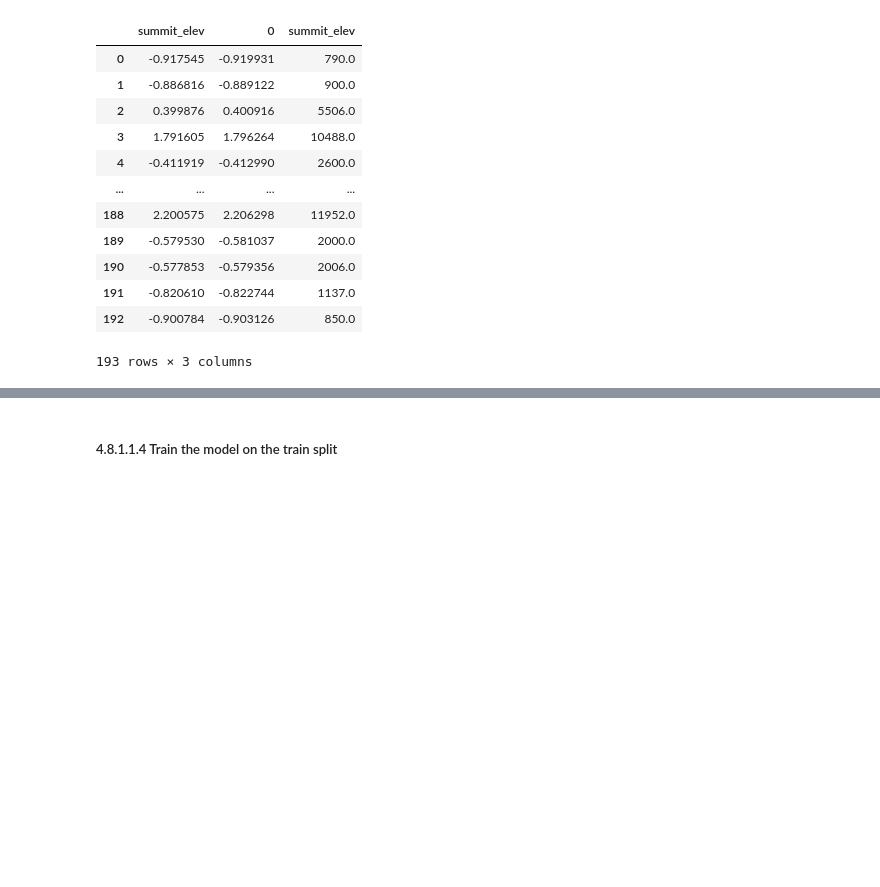
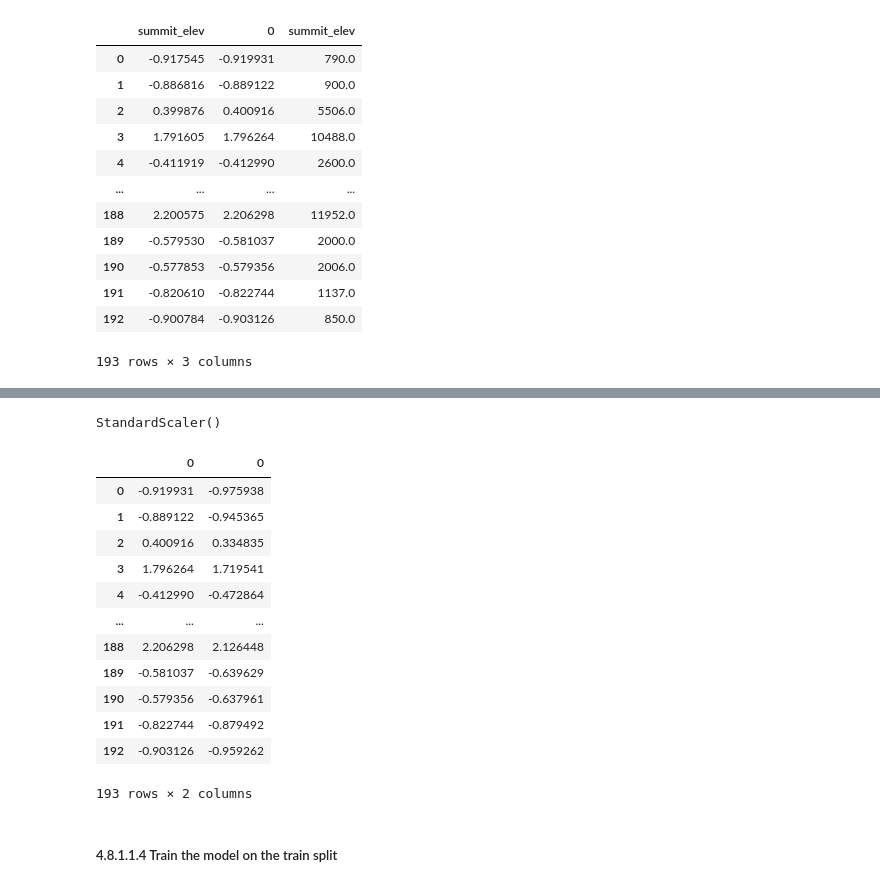
Before and after one commit to zhou8p/SpringBoardMainProjects, a Jupyter notebook: DataScienceGuidedCapstone/Notebooks/04_preprocessing_and_training.ipynb, the cells around one changed output, grey strips where cells are left out. Cells and saved outputs as stored; diff of their text form; code cells hidden in the pictures; blank space fills up the shorter version.

```diff
--- a/DataScienceGuidedCapstone/Notebooks/04_preprocessing_and_training.ipynb
+++ b/DataScienceGuidedCapstone/Notebooks/04_preprocessing_and_training.ipynb
@@ -674,3 +697,24 @@ len(y_train)
+# %%
+scaler.fit(X_tr.append(X_te))
+# %% [output]
+StandardScaler()
+# %%
+X_tr_scaled_t = scaler.transform(X_tr)
+pd.concat([pd.DataFrame(X_tr_scaled[:,0]),pd.DataFrame(X_tr_scaled_t[:,0])], axis=1)
+# %% [output]
+|  | 0 | 0 |
+| 0 | -0.919931 | -0.975938 |
+| 1 | -0.889122 | -0.945365 |
+| 2 | 0.400916 | 0.334835 |
+| 3 | 1.796264 | 1.719541 |
+| 4 | -0.412990 | -0.472864 |
+| ... | ... | ... |
+| 188 | 2.206298 | 2.126448 |
+| 189 | -0.581037 | -0.639629 |
+| 190 | -0.579356 | -0.637961 |
+| 191 | -0.822744 | -0.879492 |
+| 192 | -0.903126 | -0.959262 |
+193 rows × 2 columns
 # %% [markdown]
 ##### 4.8.1.1.4 Train the model on the train split<a id='4.8.1.1.4_Train_the_model_on_the_train_split'></a>
 # %%
```
Also changed, not shown: parts of 28 cells of this notebook.
